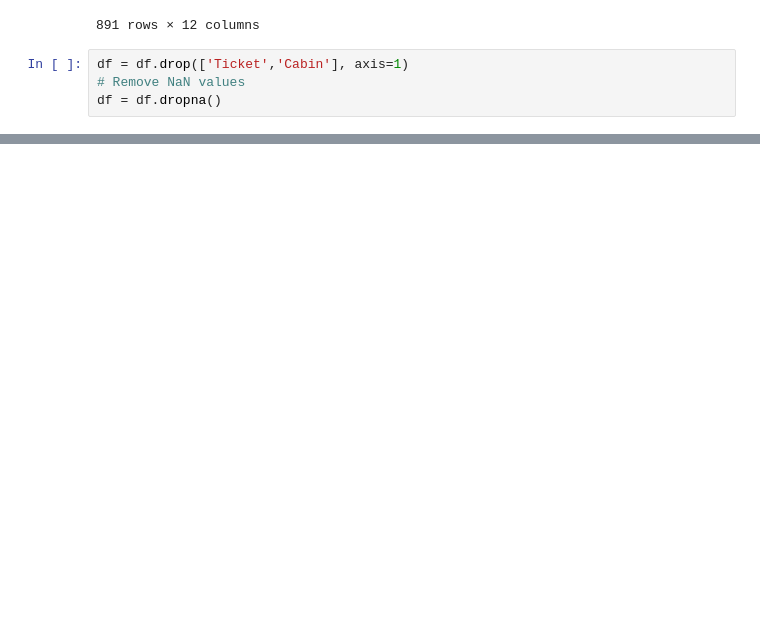
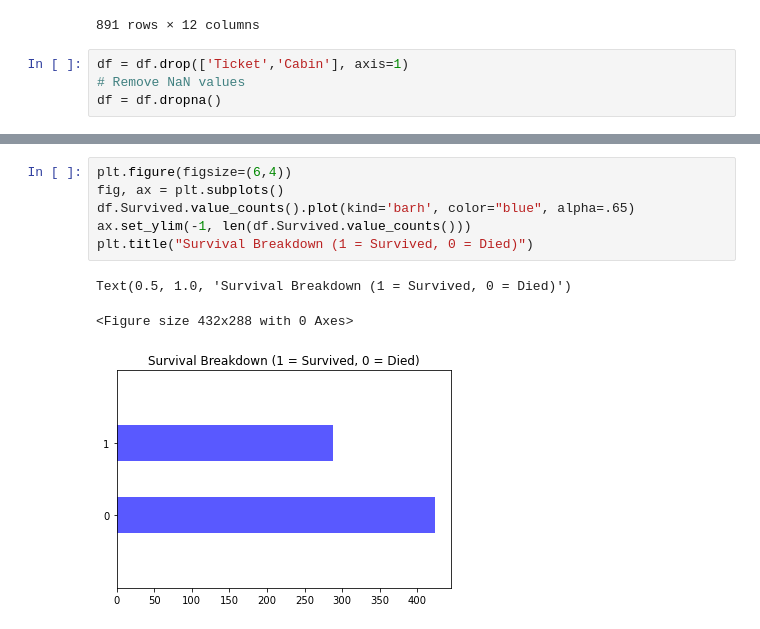
Before and after one commit to Lix6Jing/kaggle_titanic, a Jupyter notebook: Titanic.ipynb, the cells around one changed output, grey strips where cells are left out. Drawn from its saved outputs; the diff is of its cells as text; blank space fills up the shorter version.

```diff
--- a/Titanic.ipynb
+++ b/Titanic.ipynb
@@ -73,3 +73,13 @@ plt.title("Passengers per boarding location")
 # %% [output]
 Text(0.5, 1.0, 'Passengers per boarding location')
 [figure]
+# %%
+plt.figure(figsize=(6,4))
+fig, ax = plt.subplots()
+df.Survived.value_counts().plot(kind='barh', color="blue", alpha=.65)
+ax.set_ylim(-1, len(df.Survived.value_counts()))
+plt.title("Survival Breakdown (1 = Survived, 0 = Died)")
+# %% [output]
+Text(0.5, 1.0, 'Survival Breakdown (1 = Survived, 0 = Died)')
+<Figure size 432x288 with 0 Axes>
+[figure, added]
```
